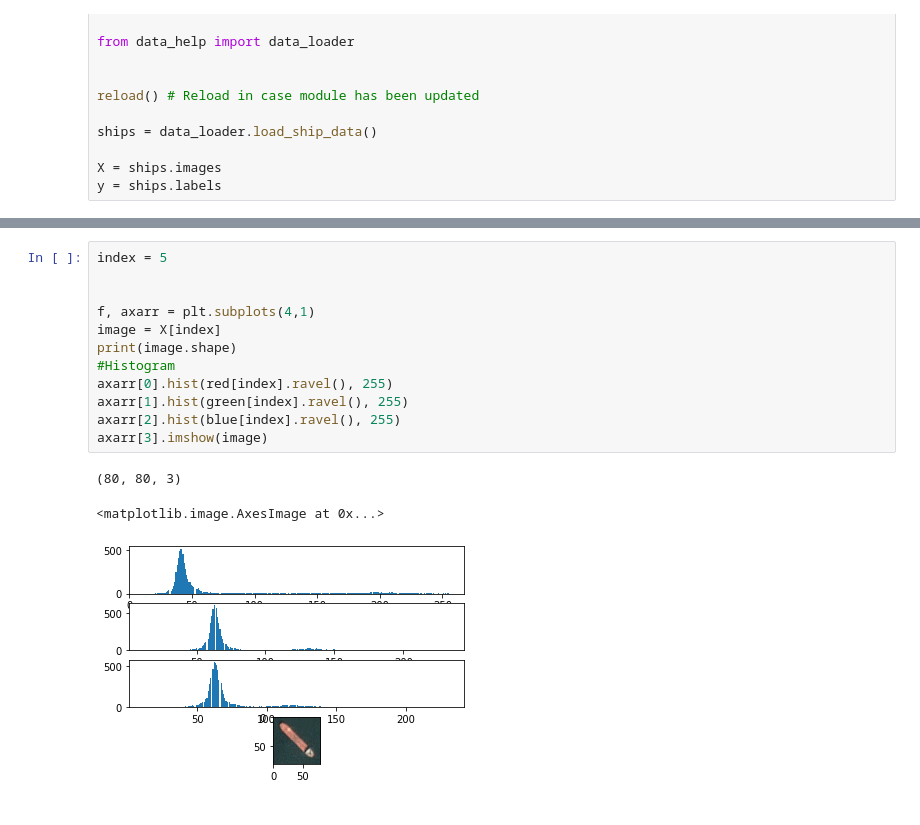
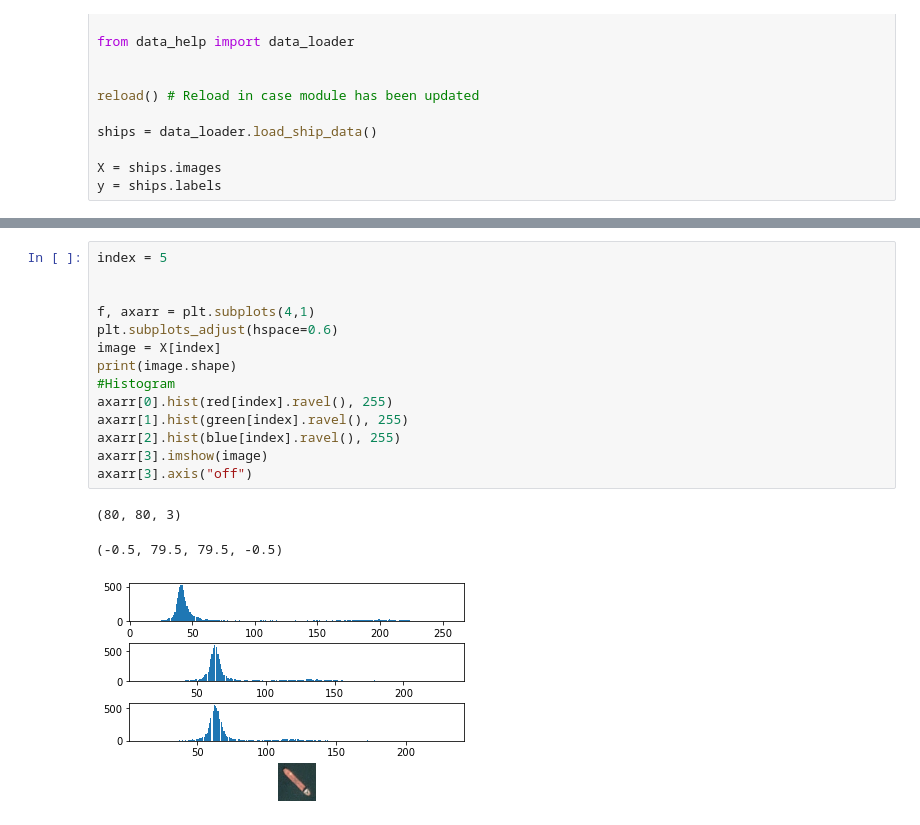
Before and after one commit to victorduun/ITMAL, a Jupyter notebook: Aflevering4/Lektion5Oevelse2.ipynb, the cells around one changed output, grey strips where cells are left out. Cells and saved outputs as stored; diff of their text form.

```diff
--- a/Aflevering4/Lektion5Oevelse2.ipynb
+++ b/Aflevering4/Lektion5Oevelse2.ipynb
@@ -100,16 +102,18 @@ plt.show()
 # %%
 index = 5
 
 
 f, axarr = plt.subplots(4,1)
+plt.subplots_adjust(hspace=0.6)
 image = X[index]
 print(image.shape)
 #Histogram
 axarr[0].hist(red[index].ravel(), 255)
 axarr[1].hist(green[index].ravel(), 255)
 axarr[2].hist(blue[index].ravel(), 255)
 axarr[3].imshow(image)
+axarr[3].axis("off")
 # %% [output]
 (80, 80, 3)
-<matplotlib.image.AxesImage at 0x...>
+(-0.5, 79.5, 79.5, -0.5)
-[figure, old version]
+[figure, new version]
```
Also changed, not shown: parts of 3 cells of this notebook, 9 other files.
